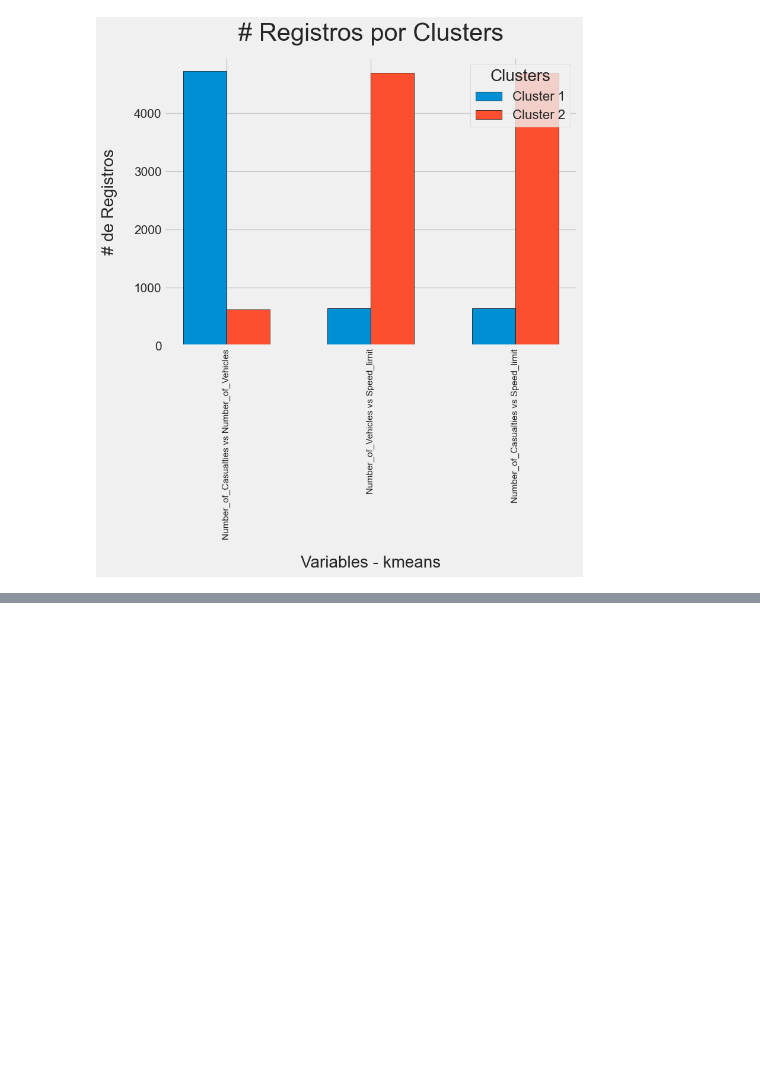
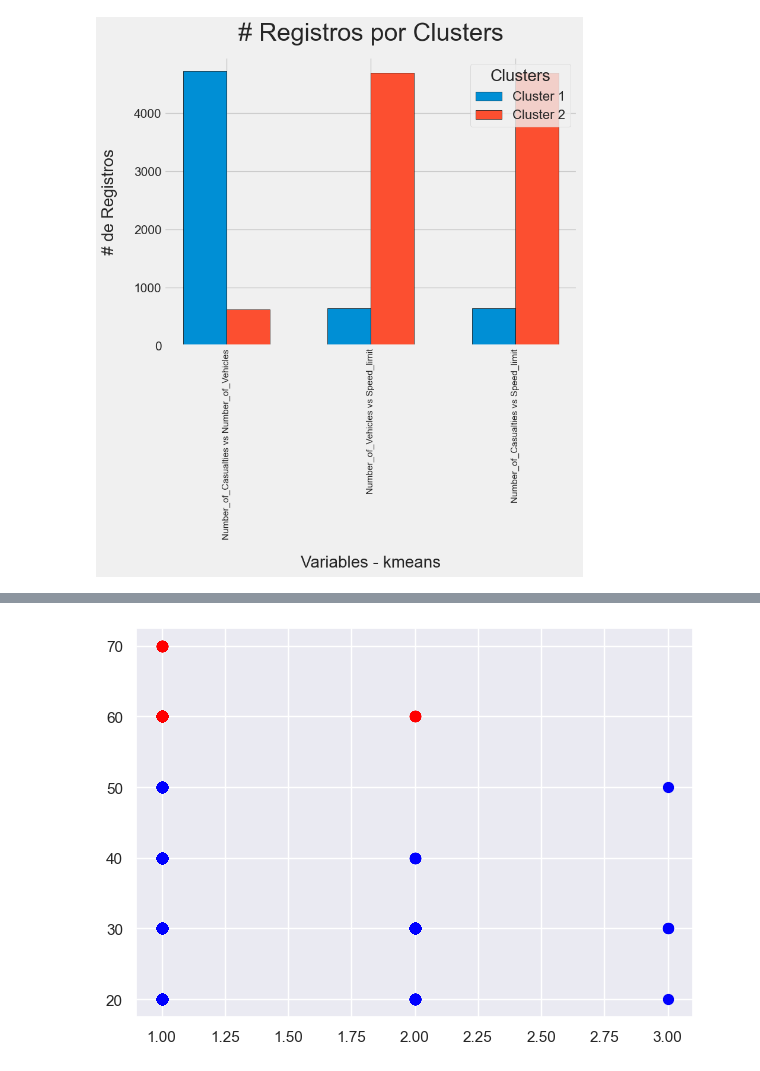
Before and after one commit to Zucaritas-BI/Laboratorio-1, a Jupyter notebook: Lab 1 - Clustering/laboratorio_desarrollo.ipynb, the cells around one changed output, grey strips where cells are left out. Saved outputs shown, nothing was run; the diff lists cells and outputs as text; code cells hidden in the pictures; blank space fills up the shorter version.

```diff
--- a/Lab 1 - Clustering/laboratorio_desarrollo.ipynb
+++ b/Lab 1 - Clustering/laboratorio_desarrollo.ipynb
@@ -888,0 +871,10 @@ ax.tick_params(axis = "y",
+# %%
+model = AgglomerativeClustering(n_clusters=2, affinity='euclidean', linkage='ward')
+model.fit(df_accidents_prep2_dataset)
+labels = model.labels_
+# %%
+plt.scatter(df_accidents_prep2_dataset[labels==0, 0], df_accidents_prep2_dataset[labels==0, 1], s=50, marker='o', color='blue')
+plt.scatter(df_accidents_prep2_dataset[labels==1, 0], df_accidents_prep2_dataset[labels==1, 1], s=50, marker='o', color='red')
+plt.show()
+# %% [output]
+[figure, added]
```
Also changed, not shown: parts of 39 cells of this notebook.
